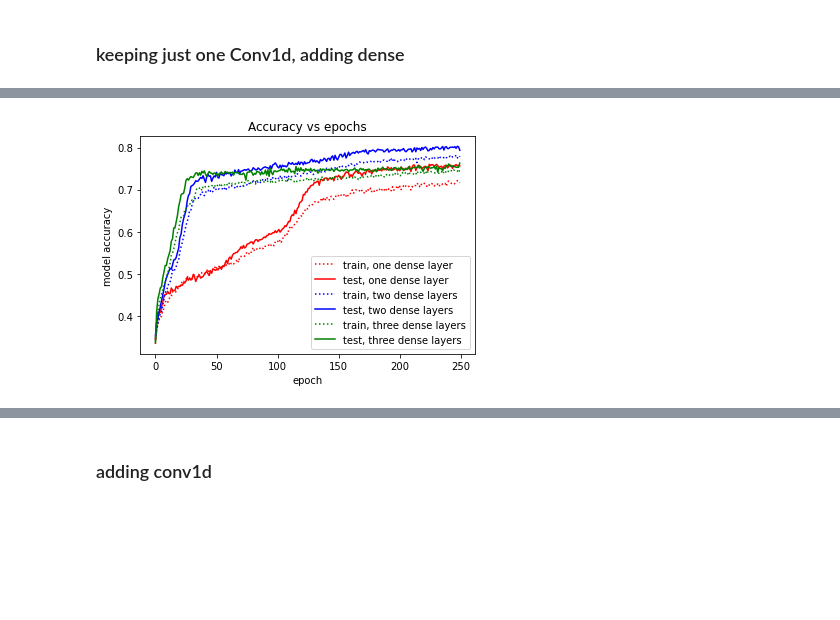
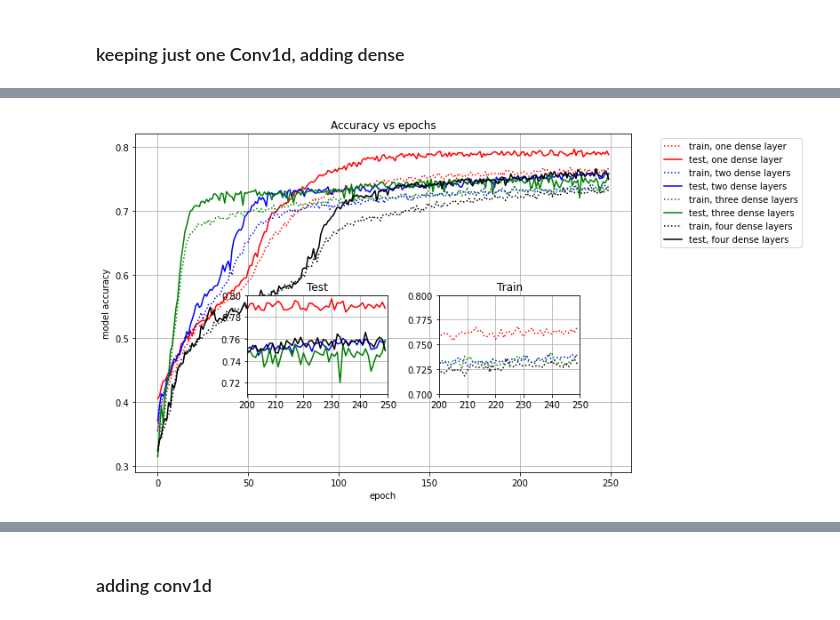
Before and after one commit to giuliacampesan/UniversityAssignments, a Jupyter notebook: 03_week/LoCPdown_Exercise3.ipynb, the cells around one changed output, grey strips where cells are left out. Cells and saved outputs as stored; diff of their text form; code cells hidden in the pictures; blank space fills up the shorter version.

Commit message:
lavorato ancora sulla scelta deidense layers

```diff
--- a/03_week/LoCPdown_Exercise3.ipynb
+++ b/03_week/LoCPdown_Exercise3.ipynb
@@ -488,24 +534,52 @@ Epoch 250/250
 # %%
+plt.figure(figsize=(10,7))
+
 plt.plot(fit1.history['accuracy'], label='train, one dense layer', c='r', ls='dotted')
 plt.plot(fit1.history['val_accuracy'], label='test, one dense layer', c='r')
 plt.title('Accuracy vs epochs')
 plt.ylabel('model accuracy')
 plt.xlabel('epoch')
 plt.grid()
 
 plt.plot(fit2.history['accuracy'], label='train, two dense layers', c='b', ls='dotted')
 plt.plot(fit2.history['val_accuracy'], label='test, two dense layers', c='b')
 plt.ylabel('model accuracy')
 plt.xlabel('epoch')
 
-
-
 plt.plot(fit3.history['accuracy'], label='train, three dense layers', c='g', ls='dotted')
 plt.plot(fit3.history['val_accuracy'], label='test, three dense layers', c='g')
 plt.ylabel('model accuracy')
 plt.xlabel('epoch')
-plt.legend(loc='best')
+plt.legend(bbox_to_anchor=(1.05, 1))
+
+plt.plot(fit4.history['accuracy'], label='train, four dense layers', c='black', ls='dotted')
+plt.plot(fit4.history['val_accuracy'], label='test, four dense layers', c='black')
+plt.ylabel('model accuracy')
+plt.xlabel('epoch')
+plt.legend(bbox_to_anchor=(1.05, 1))
+
+# test additional axes
+a = plt.axes([.3, .3, .22, .22])
+plt.plot(fit1.history['val_accuracy'], label='test, one dense layers', c='r')
+plt.plot(fit2.history['val_accuracy'], label='test, two dense layers', c='b')
+plt.plot(fit3.history['val_accuracy'], label='test, three dense layers', c='g')
+plt.plot(fit4.history['val_accuracy'], label='test, four dense layers', c='black')
+plt.title('Test')
+plt.xlim(200,250)
+plt.ylim(0.71,0.8)
+plt.grid()
+
+# train additional axes
+a = plt.axes([.6, .3, .22, .22])
+plt.plot(fit1.history['accuracy'], label='train, one dense layers', c='r', ls='dotted')
+plt.plot(fit2.history['accuracy'], label='train, two dense layers', c='b', ls='dotted')
+plt.plot(fit3.history['accuracy'], label='train, three dense layers', c='g', ls='dotted')
+plt.plot(fit4.history['accuracy'], label='train, four dense layers', c='black', ls='dotted')
+plt.title('Train')
+plt.xlim(200,250)
+plt.ylim(0.7,0.8)
+
 plt.grid()
 plt.show()
 # %% [output]
-[figure, old version]
+[figure, new version]
```
Also changed, not shown: parts of 13 cells of this notebook, 1 other file.
